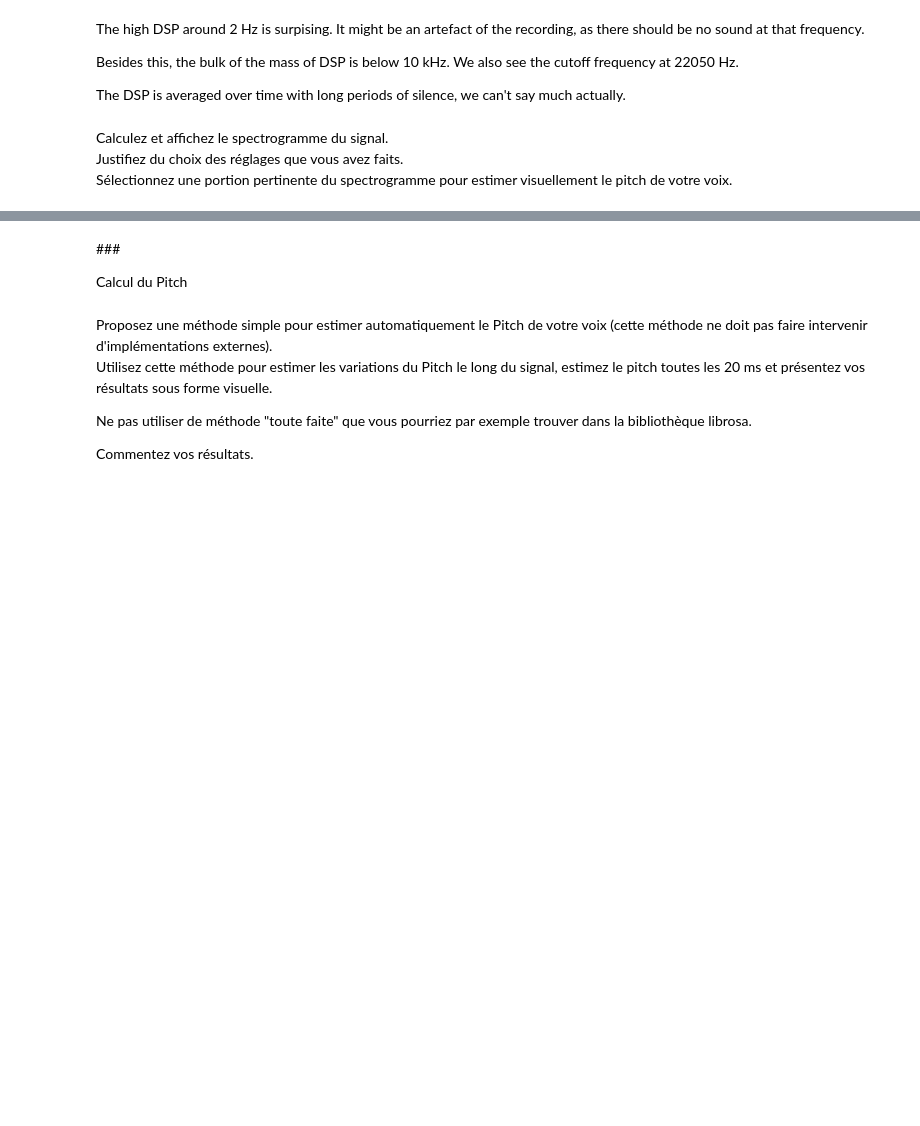
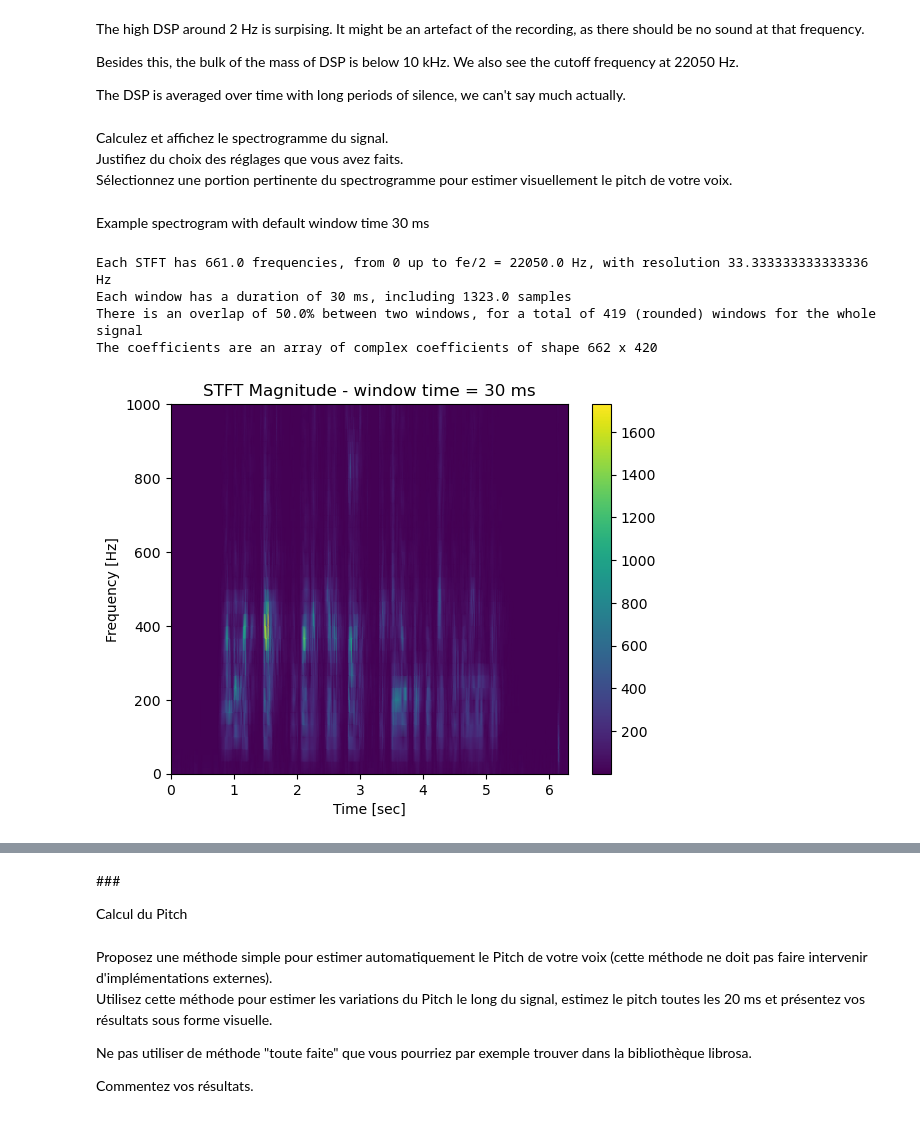
Before and after one commit to BenjaminDeporte/MVA, a Jupyter notebook: DLTS/Deporte_dlts-tp1.ipynb, the cells around one changed output, grey strips where cells are left out. Drawn from its saved outputs; the diff is of its cells as text; code cells hidden in the pictures; blank space fills up the shorter version.

```diff
--- a/DLTS/Deporte_dlts-tp1.ipynb
+++ b/DLTS/Deporte_dlts-tp1.ipynb
@@ -202,0 +267,26 @@ Sélectionnez une portion pertinente du spectrogramme pour estimer visuellement
+# %% [markdown]
+Example spectrogram with default window time 30 ms
+# %%
+# compute spectrogram
+window_time = 30
+f,t,Zxx = get_stft(window_time=window_time)
+spectro = np.abs(Zxx)
+
+# max frequency to display
+f_max = 1000        # cutoff frequency for display
+window_length = window_time / 1000 * fe
+id_f_max = int(f_max / fe * window_length)+1   # max frequency index for the arrays
+
+# display raw spectrogram
+plt.pcolormesh(t, f[:id_f_max], spectro[:id_f_max], shading='gouraud')
+plt.title(f'STFT Magnitude - window time = {window_time} ms')
+plt.ylabel('Frequency [Hz]')
+plt.xlabel('Time [sec]')
+plt.colorbar()
+plt.show()
+# %% [output]
+Each STFT has 661.0 frequencies, from 0 up to fe/2 = 22050.0 Hz, with resolution 33.333333333333336 Hz
+Each window has a duration of 30 ms, including 1323.0 samples
+There is an overlap of 50.0% between two windows, for a total of 419 (rounded) windows for the whole signal
+The coefficients are an array of complex coefficients of shape 662 x 420
+[figure, added]
```
Also changed, not shown: parts of 8 cells of this notebook.
